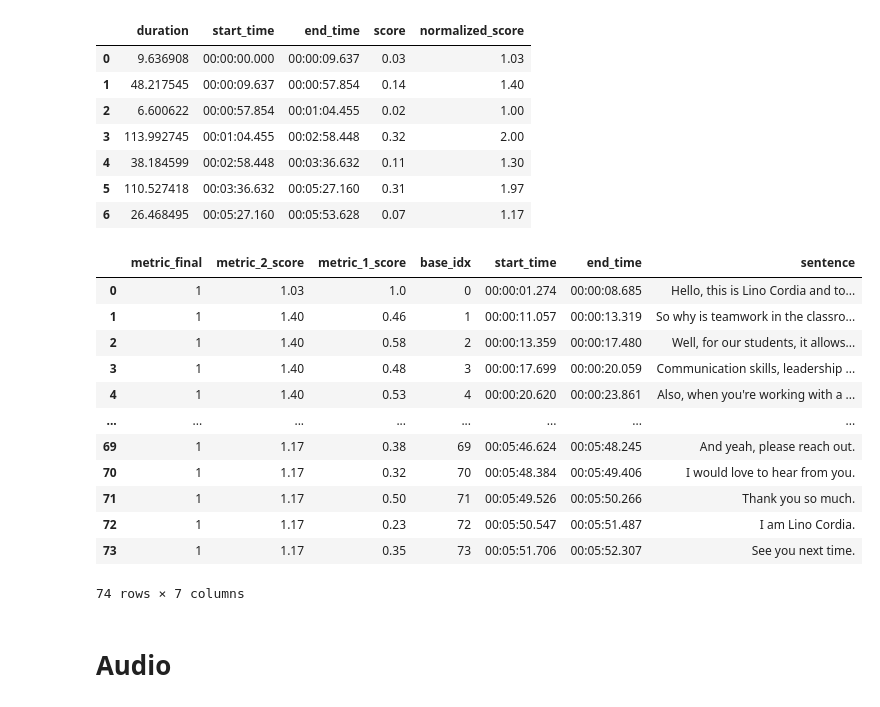
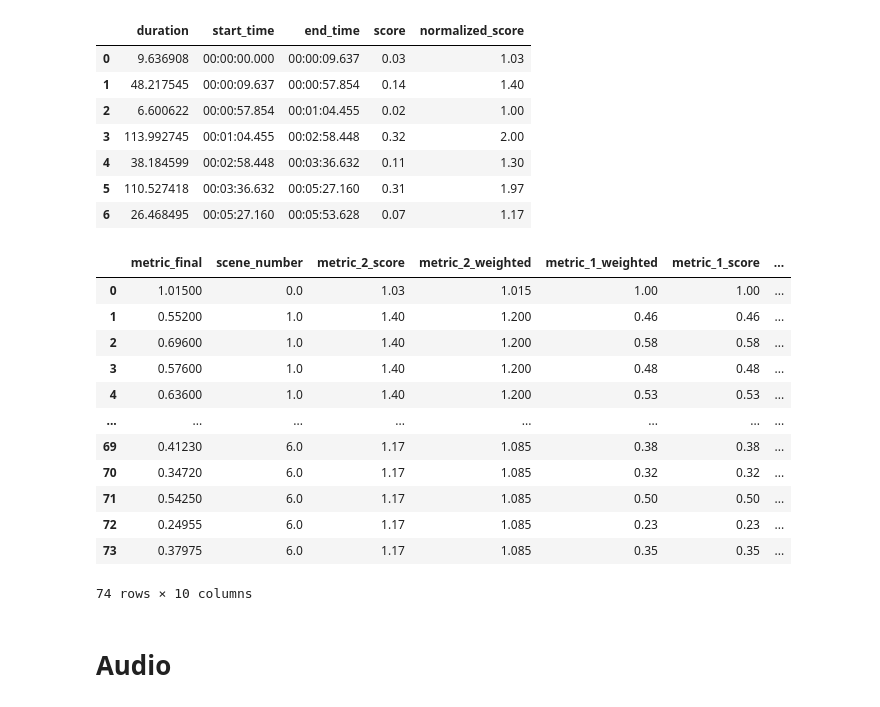
Before and after one commit to Dada-Tech/multimodal-video-trimming, a Jupyter notebook: MultiModal_Video_Summarization.ipynb, the cells around one changed output. Cells and saved outputs as stored; diff of their text form; code cells hidden in the pictures.

Commit message:
scene number in df

```diff
--- a/MultiModal_Video_Summarization.ipynb
+++ b/MultiModal_Video_Summarization.ipynb
@@ -152,7 +152,7 @@ if notebook_mode:
           "weight": 1
       },
       "metric_2": {
-          "weight": 0.5
+          "weight": 0.2
       }
   }
 
@@ -905,39 +905,44 @@ notebook_mode_print(df_scenes)
 | 5 | 110.527418 | 00:03:36.632 | 00:05:27.160 | 0.31 | 1.97 |
 | 6 | 26.468495 | 00:05:27.160 | 00:05:53.628 | 0.07 | 1.17 |
 # %%
-# 3: Apply score to contained sentence
+# 3: Apply score to contained sentence and track scene_number
 
-# Function to find the corresponding scene score for each sentence
-def get_scene_score(sentence_row):
-    # Check for all scenes where the sentence's start_time and end_time fall within the scene
-    for _, scene_row in df_scenes.iterrows():
+# Function to find the corresponding scene score and scene number for each sentence
+def get_scene_info(sentence_row):
+    for scene_idx, scene_row in df_scenes.iterrows():
         if scene_row['start_time'] <= sentence_row['start_time'] <= scene_row['end_time'] or \
            scene_row['start_time'] <= sentence_row['end_time'] <= scene_row['end_time']:
-            return scene_row['normalized_score']
-    return None  # In case no scene was found for the sentence
+            return scene_row['normalized_score'], scene_idx  # Return the score and the scene index
+    return None, None  # In case no scene was found for the sentence
 
+# Drop existing columns if needed
 drop_if_exists(df_sentences, "metric_2_score")
+drop_if_exists(df_sentences, "scene_number")
+
+# Insert columns for metric_2_score and scene_number
 df_sentences.insert(1, "metric_2_score", normalized_scores)
+df_sentences.insert(1, "scene_number", 0)
+df_sentences['scene_number'] = df_sentences['scene_number'].astype(float)
 
-# Apply the function to get the score
-df_sentences['metric_2_score'] = df_sentences.apply(get_scene_score, axis=1)
+# Apply the function to get the score and scene_number
+df_sentences[['metric_2_score', 'scene_number']] = df_sentences.apply(lambda row: pd.Series(get_scene_info(row)), axis=1)
 
 # Display the updated DataFrame
 notebook_mode_print(df_sentences)
 # %% [output]
-|  | metric_final | metric_2_score | metric_1_score | base_idx | start_time | end_time | sentence |
-| 0 | 1 | 1.03 | 1.0 | 0 | 00:00:01.274 | 00:00:08.685 | Hello, this is Lino Cordia and to... |
-| 1 | 1 | 1.40 | 0.46 | 1 | 00:00:11.057 | 00:00:13.319 | So why is teamwork in the classro... |
-| 2 | 1 | 1.40 | 0.58 | 2 | 00:00:13.359 | 00:00:17.480 | Well, for our students, it allows... |
-| 3 | 1 | 1.40 | 0.48 | 3 | 00:00:17.699 | 00:00:20.059 | Communication skills, leadership ... |
-| 4 | 1 | 1.40 | 0.53 | 4 | 00:00:20.620 | 00:00:23.861 | Also, when you're working with a ... |
+|  | metric_final | scene_number | metric_2_score | metric_2_weighted | metric_1_weighted | metric_1_score | ... |
+| 0 | 1.01500 | 0.0 | 1.03 | 1.015 | 1.00 | 1.00 | ... |
+| 1 | 0.55200 | 1.0 | 1.40 | 1.200 | 0.46 | 0.46 | ... |
+| 2 | 0.69600 | 1.0 | 1.40 | 1.200 | 0.58 | 0.58 | ... |
+| 3 | 0.57600 | 1.0 | 1.40 | 1.200 | 0.48 | 0.48 | ... |
+| 4 | 0.63600 | 1.0 | 1.40 | 1.200 | 0.53 | 0.53 | ... |
 | ... | ... | ... | ... | ... | ... | ... | ... |
-| 69 | 1 | 1.17 | 0.38 | 69 | 00:05:46.624 | 00:05:48.245 | And yeah, please reach out. |
-| 70 | 1 | 1.17 | 0.32 | 70 | 00:05:48.384 | 00:05:49.406 | I would love to hear from you. |
-| 71 | 1 | 1.17 | 0.50 | 71 | 00:05:49.526 | 00:05:50.266 | Thank you so much. |
-| 72 | 1 | 1.17 | 0.23 | 72 | 00:05:50.547 | 00:05:51.487 | I am Lino Cordia. |
-| 73 | 1 | 1.17 | 0.35 | 73 | 00:05:51.706 | 00:05:52.307 | See you next time. |
+| 69 | 0.41230 | 6.0 | 1.17 | 1.085 | 0.38 | 0.38 | ... |
+| 70 | 0.34720 | 6.0 | 1.17 | 1.085 | 0.32 | 0.32 | ... |
+| 71 | 0.54250 | 6.0 | 1.17 | 1.085 | 0.50 | 0.50 | ... |
+| 72 | 0.24955 | 6.0 | 1.17 | 1.085 | 0.23 | 0.23 | ... |
+| 73 | 0.37975 | 6.0 | 1.17 | 1.085 | 0.35 | 0.35 | ... |
-74 rows × 7 columns
+74 rows × 10 columns
 # %% [markdown]
 # Audio
 # %% [markdown]
```
Also changed, not shown: parts of 4 cells of this notebook.
